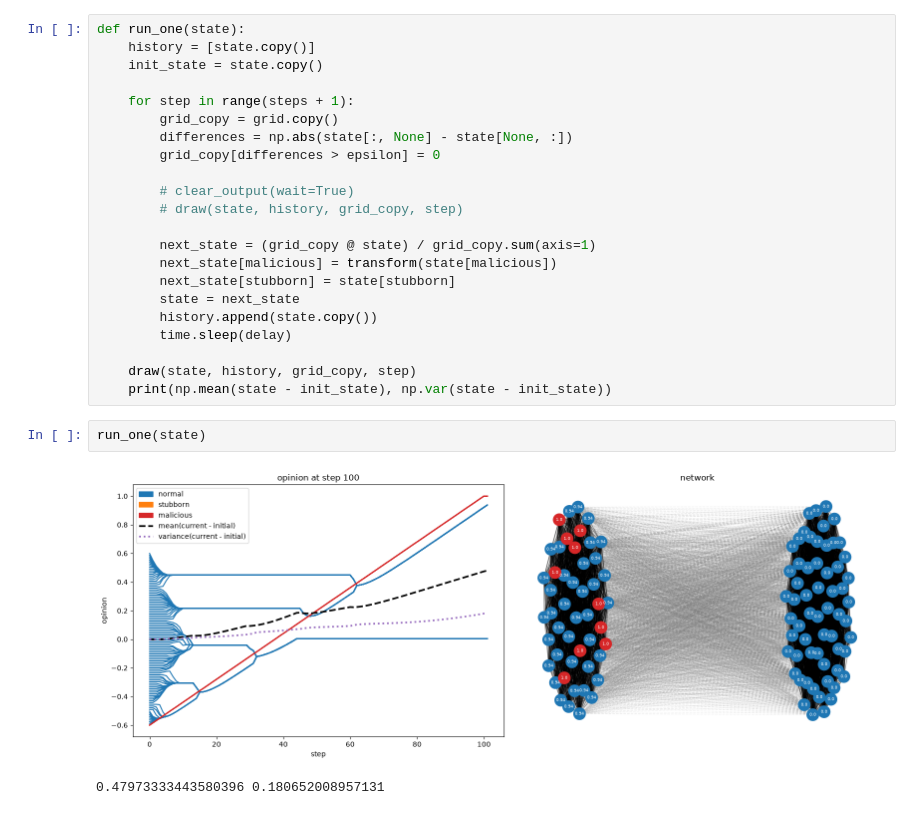
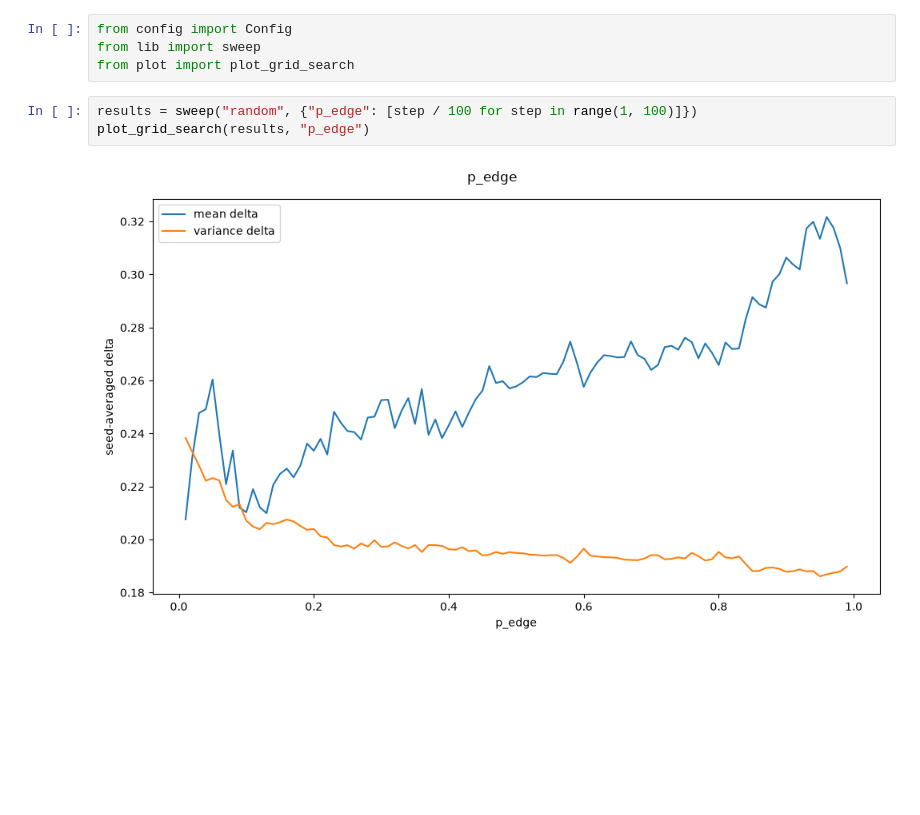
Before and after one commit to VeolCZ/multi_agent_sys, a Jupyter notebook: opinion_model.ipynb, the cells around one changed output. Cells and saved outputs as stored; diff of their text form; blank space fills up the shorter version.

```diff
--- a/opinion_model.ipynb
+++ b/opinion_model.ipynb
@@ -184,27 +1,9 @@ def draw(state, history, active_grid, step):
-# %%
-def run_one(state):
-    history = [state.copy()]
-    init_state = state.copy()
-
-    for step in range(steps + 1):
-        grid_copy = grid.copy()
-        differences = np.abs(state[:, None] - state[None, :])
-        grid_copy[differences > epsilon] = 0
-
-        # clear_output(wait=True)
-        # draw(state, history, grid_copy, step)
-
-        next_state = (grid_copy @ state) / grid_copy.sum(axis=1)
-        next_state[malicious] = transform(state[malicious])
-        next_state[stubborn] = state[stubborn]
-        state = next_state
-        history.append(state.copy())
-        time.sleep(delay)
-
-    draw(state, history, grid_copy, step)
-    print(np.mean(state - init_state), np.var(state - init_state))
-# %%
-run_one(state)
-# %% [output]
-[figure, removed]
-0.47973333443580396 0.180652008957131
+# %%
+from config import Config
+from lib import sweep
+from plot import plot_grid_search
+# %%
+results = sweep("random", {"p_edge": [step / 100 for step in range(1, 100)]})
+plot_grid_search(results, "p_edge")
+# %% [output]
+[figure, added]
```
Also changed, not shown: parts of 7 cells of this notebook, 5 other files.
